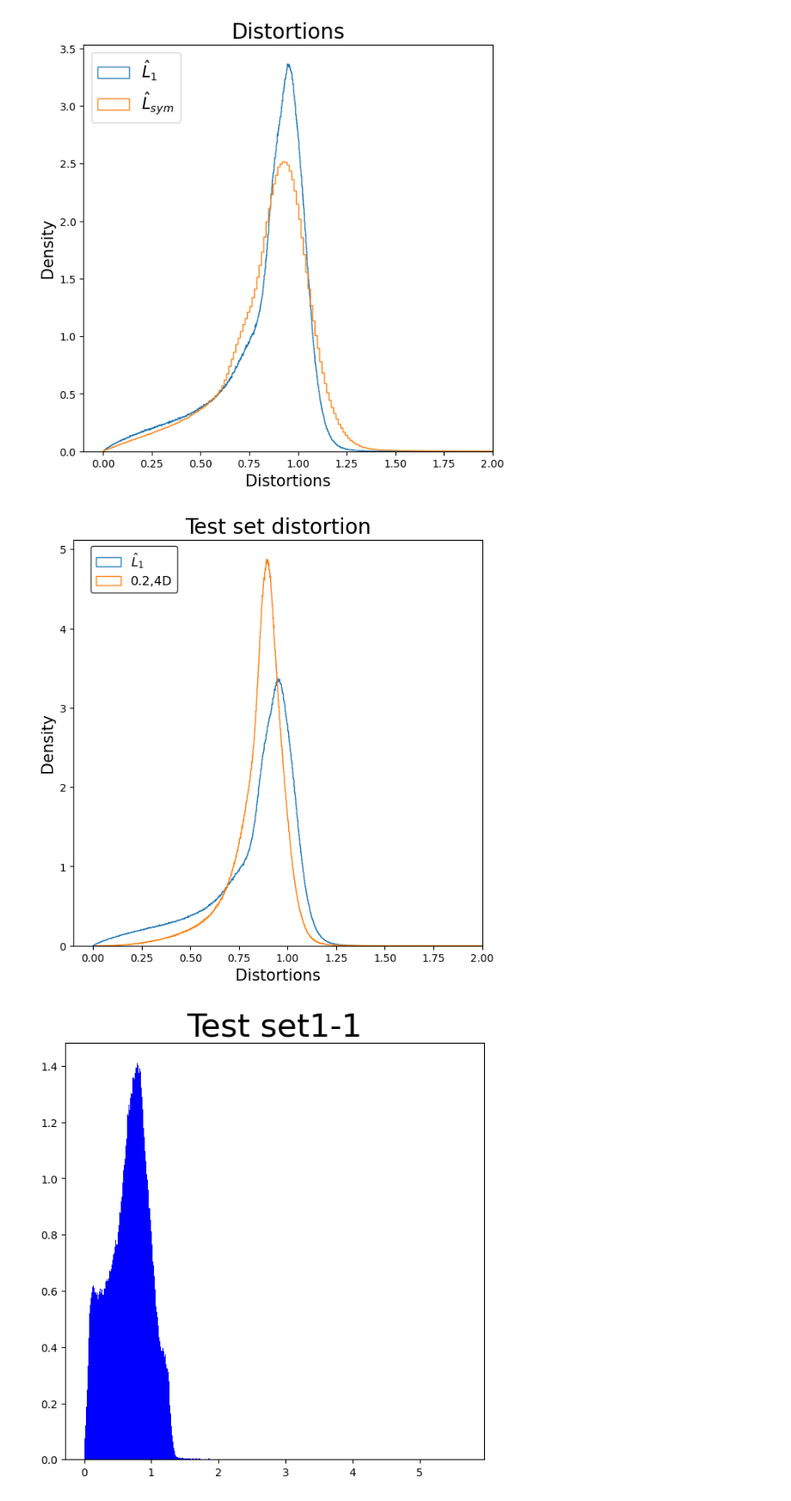
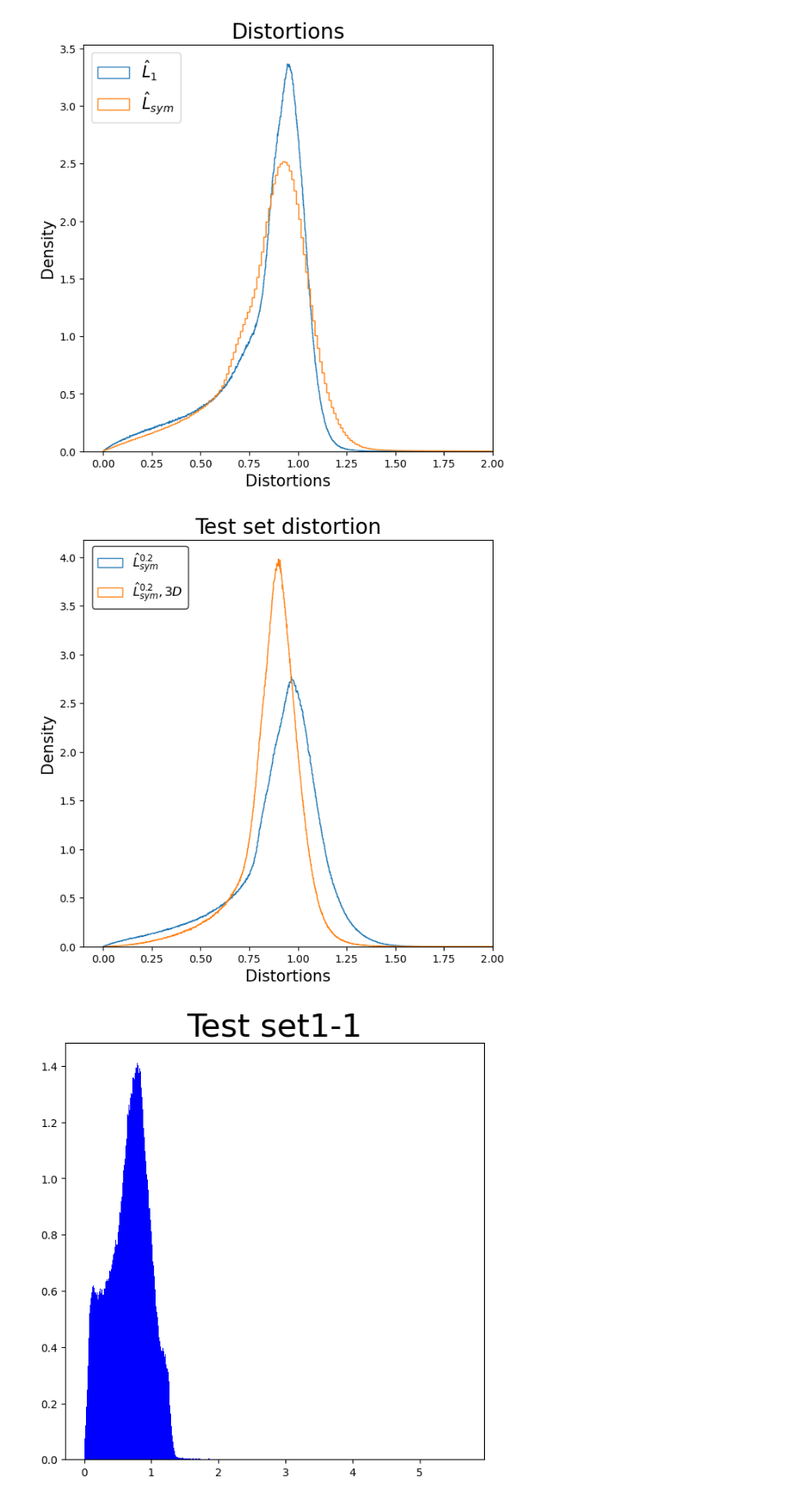
Before and after one commit to GabrieleBortolai/gabrieleb, a Jupyter notebook: Transformer_real.ipynb, the cells around one changed output. Shown at 86% size. Cells and saved outputs as stored; diff of their text form; code cells hidden in the pictures.

```diff
--- a/Transformer_real.ipynb
+++ b/Transformer_real.ipynb
@@ -331,12 +331,12 @@ pos_dropout = 0.1
 ALPHA = 0.2
 
 model = Transformer(d_model, num_layers, p, neg_slope, n_head, pos_dropout).to(device)
-model.load_state_dict(torch.load('/home/gabrieleb/Checkpoint/checkpoint_transformer_real_sim.pth', map_location = device))
+model.load_state_dict(torch.load('/home/gabrieleb/Checkpoint/checkpoint_transformer_real_old.pth', map_location = device))
 
 model.eval()
 
-# sample_emb_test = Test(test, W_dist_test, ALPHA)
-dist.append(Test(test, W_dist_test, ALPHA))
+sample_emb_test = Test(test, W_dist_test, ALPHA)
+# dist.append(Test(test, W_dist_test, ALPHA))
 #val = Test(test, W_dist_test, ALPHA)
 #dist.insert(1,val)
 # %% [output]
@@ -364,34 +364,34 @@ fig.savefig('/home/gabrieleb/Plot/Jets/Real/Distortion_real_sim.pdf')
 # %%
 # dist = torch.load('/data/gabrieleb/data/Jets/dist_real_multi_2-7', map_location = device)
 # dist = torch.load('/data/gabrieleb/data/Jets/dist_real_multi_alpha_(0.1-0.5)', map_location = device)
 dist = torch.load('/data/gabrieleb/data/Jets/dist_real_multi_(orig,0.2,0.2_3D,0.2_4D)', map_location = device)
 
 # fig, ax = plt.subplots(1,1, figsize=(7,7))
 # ax.set_xlim([-0.1, 0.7])
 # ax.set_ylim([0,1])
 # ax.set_title('Test set distortions tails', fontsize = 20)
 # ax.set_xlabel('Distortions', fontsize = 15)
 # ax.set_ylabel('Density', fontsize = 15)
 
 colors = ['b', 'g', 'r','c','m','y','k']
-for i in [3]:
+for i in [2]:
     fig, ax = plt.subplots(1,1, figsize=(7,7))
     ax.set_xlim([-0.1, 2])
     # ax.set_ylim([0,1])
     ax.set_title('Test set distortion', fontsize = 20)
     ax.set_xlabel('Distortions', fontsize = 15)
     ax.set_ylabel('Density', fontsize = 15)
 
-    ax.hist(dist[0].detach().numpy(), bins = 'auto', density = True, fill = False, label = '$\hat{L}_1$', histtype='step')
-    # ax.hist(dist[1].detach().numpy(), bins = 'auto', density = True, fill = False, label = '$0.2$', histtype='step')
-    # ax.hist(dist[i].detach().numpy(), bins = 'auto', density = True, fill = False, label = '0.'+str(i), histtype='step')
-    ax.hist(dist[i].detach().numpy(), bins = 'auto', density = True, fill = False, label = '0.2,'+str(i+1)+'D', histtype='step')
+    # ax.hist(dist[0].detach().numpy(), bins = 'auto', density = True, fill = False, label = '$\hat{L}_1$', histtype='step')
+    ax.hist(dist[1].detach().numpy(), bins = 'auto', density = True, fill = False, label = '$\hat{L}_{sym}^{0.2}$', histtype='step')
+    # ax.hist(dist[i].detach().numpy(), bins = 'auto', density = True, fill = False, label = '$\hat{L}_{sym}^{0.'+str(i)+'}$', histtype='step')
+    ax.hist(dist[i].detach().numpy(), bins = 'auto', density = True, fill = False, label = '$\hat{L}_{sym}^{0.2}, 3D$', histtype='step')
     ax.legend(fontsize = 12, edgecolor = 'black',  bbox_to_anchor = (0.27, 1), bbox_transform = ax.transAxes)
-    fig.savefig(f'/home/gabrieleb/Plot/Jets/Real/Distortions_notsim_{i+1}D.pdf', facecolor='w',pad_inches=0.3, transparent=True)
-    # fig.savefig(f'/home/gabrieleb/Plot/Jets/Real/Distortions_0.2_{i+1}D.pdf', facecolor='w',pad_inches=0.3, transparent=True)
+    # fig.savefig(f'/home/gabrieleb/Plot/Jets/Real/Distortions_notsim_{i+1}D.pdf', facecolor='w',pad_inches=0.3, transparent=True)
+    fig.savefig(f'/home/gabrieleb/Plot/Jets/Real/Distortions_0.2_{i+1}D.pdf', facecolor='w',pad_inches=0.3, transparent=True)
     # fig.savefig(f'/home/gabrieleb/Plot/Jets/Real/Distortions_alpha=0.'+str(i)+'.pdf', facecolor='w',pad_inches=0.3, transparent=True)
 # %% [output]
-[figure, old version]
+[figure, new version]
 # %%
 E_dist_test = torch.cdist(sample_emb_test[0], sample_emb_test[1], p=2)
 
```
Also changed, not shown: parts of 11 cells of this notebook, 2 other files.
